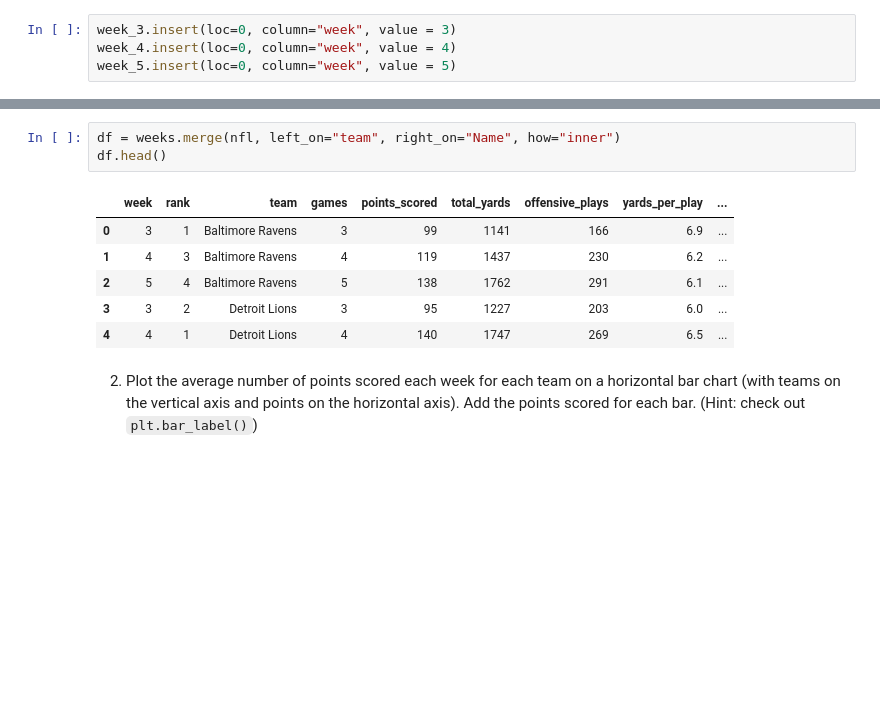
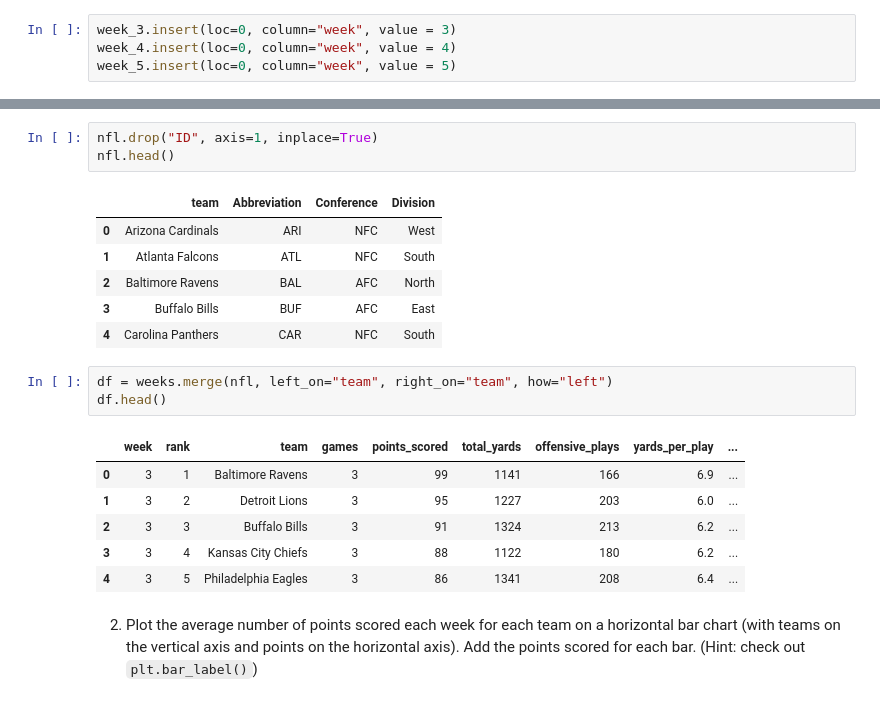
Before and after one commit to AveryH6/cis277-fa22-Lab5, a Jupyter notebook: Lab5.ipynb, the cells around one changed output, grey strips where cells are left out. Saved outputs shown, nothing was run; the diff lists cells and outputs as text; blank space fills up the shorter version.

```diff
--- a/Lab5.ipynb
+++ b/Lab5.ipynb
@@ -39,16 +51,26 @@ nfl.head()
 | 2 | 3 | Baltimore Ravens | BAL | AFC | North |
 | 3 | 4 | Buffalo Bills | BUF | AFC | East |
 | 4 | 5 | Carolina Panthers | CAR | NFC | South |
+# %%
+nfl.drop("ID", axis=1, inplace=True)
+nfl.head()
+# %% [output]
+|  | team | Abbreviation | Conference | Division |
+| 0 | Arizona Cardinals | ARI | NFC | West |
+| 1 | Atlanta Falcons | ATL | NFC | South |
+| 2 | Baltimore Ravens | BAL | AFC | North |
+| 3 | Buffalo Bills | BUF | AFC | East |
+| 4 | Carolina Panthers | CAR | NFC | South |
 # %%
-df = weeks.merge(nfl, left_on="team", right_on="Name", how="inner")
+df = weeks.merge(nfl, left_on="team", right_on="team", how="left")
 df.head()
 # %% [output]
 |  | week | rank | team | games | points_scored | total_yards | offensive_plays | yards_per_play | ... |
 | 0 | 3 | 1 | Baltimore Ravens | 3 | 99 | 1141 | 166 | 6.9 | ... |
-| 1 | 4 | 3 | Baltimore Ravens | 4 | 119 | 1437 | 230 | 6.2 | ... |
-| 2 | 5 | 4 | Baltimore Ravens | 5 | 138 | 1762 | 291 | 6.1 | ... |
-| 3 | 3 | 2 | Detroit Lions | 3 | 95 | 1227 | 203 | 6.0 | ... |
-| 4 | 4 | 1 | Detroit Lions | 4 | 140 | 1747 | 269 | 6.5 | ... |
+| 1 | 3 | 2 | Detroit Lions | 3 | 95 | 1227 | 203 | 6.0 | ... |
+| 2 | 3 | 3 | Buffalo Bills | 3 | 91 | 1324 | 213 | 6.2 | ... |
+| 3 | 3 | 4 | Kansas City Chiefs | 3 | 88 | 1122 | 180 | 6.2 | ... |
+| 4 | 3 | 5 | Philadelphia Eagles | 3 | 86 | 1341 | 208 | 6.4 | ... |
 # %% [markdown]
 2. Plot the average number of points scored each week for each team on a horizontal bar chart (with teams on the vertical axis and points on the horizontal axis). Add the points scored for each bar. (Hint: check out `plt.bar_label()`)
 # %%
```
Also changed, not shown: parts of 3 cells of this notebook, 1 other file.
